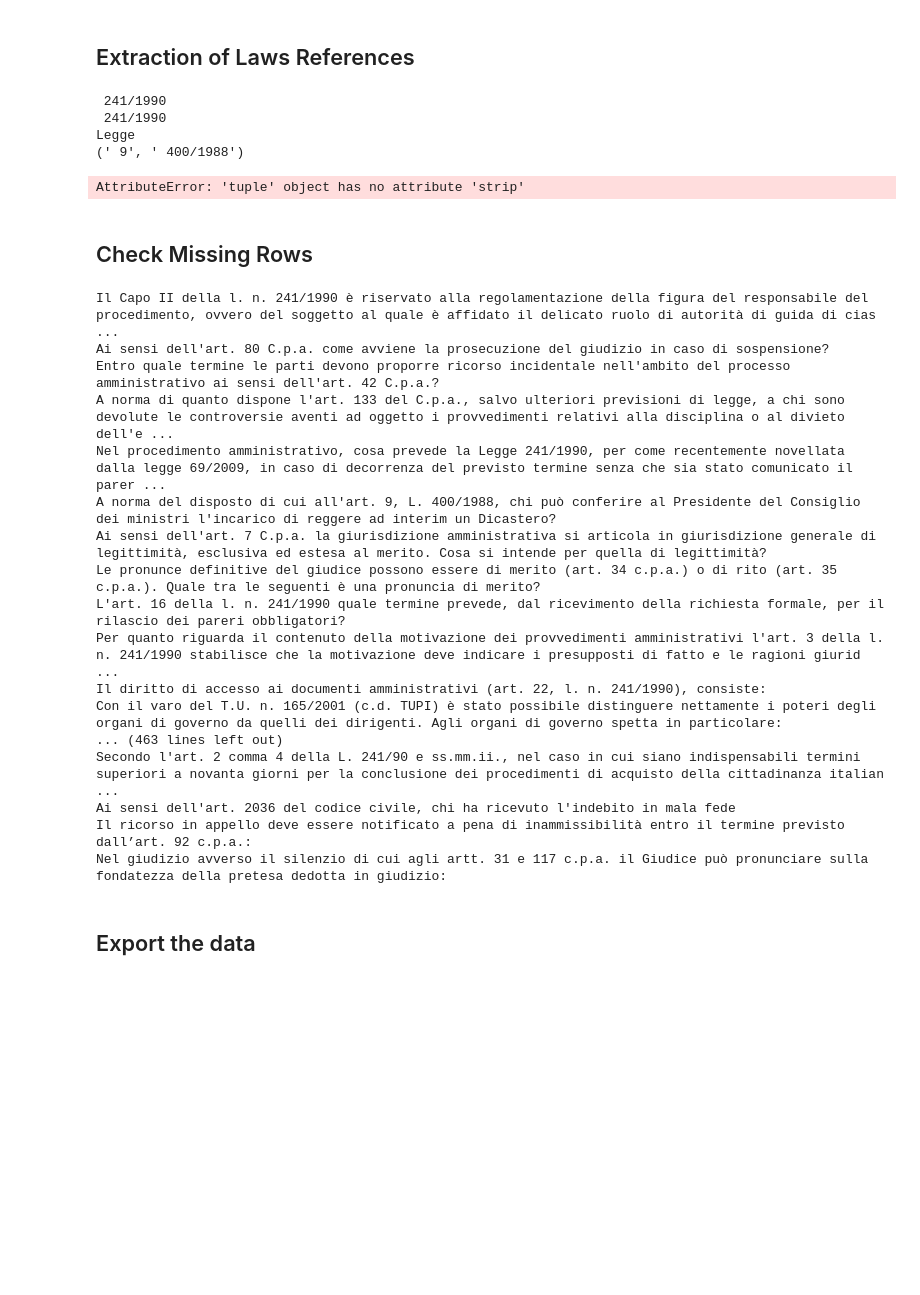
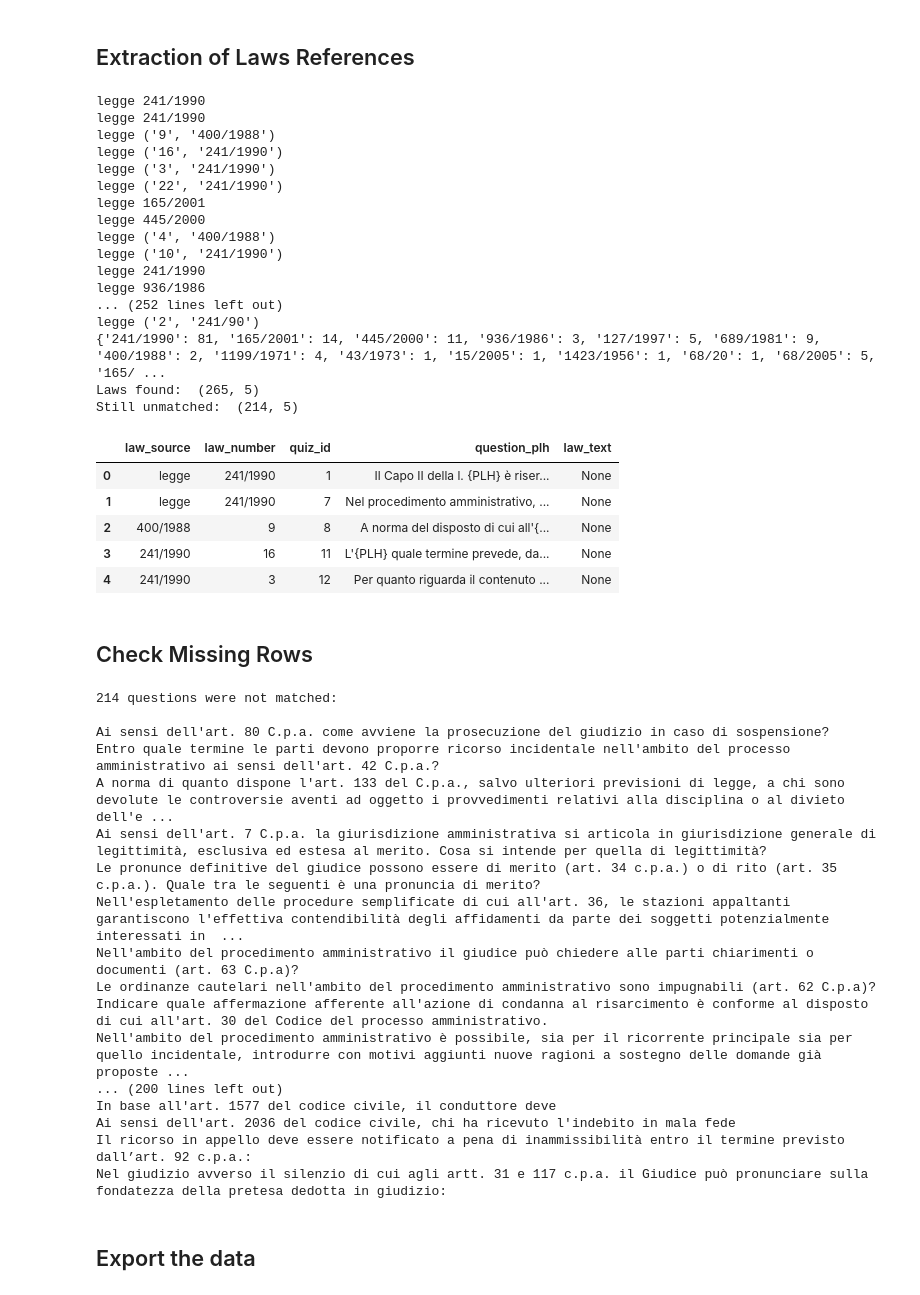
Before and after one commit to IGieckI/Thesis, a Jupyter notebook: Data/References extraction from quiz.ipynb, the cells around one changed output. Drawn from its saved outputs; the diff is of its cells as text; code cells hidden in the pictures; blank space fills up the shorter version.

```diff
--- a/Data/References extraction from quiz.ipynb
+++ b/Data/References extraction from quiz.ipynb
@@ -258,49 +267,68 @@ Still unmatched:  (479, 5)
 # %%
 patterns = [
     r'[Aa]rtt?\.?( \d+).{0,25}[lL]\. ?n\.( \d+\/\d+)',
     r'[Aa]rtt?\.?( \d+).{0,25}[lL]\.( \d+\/\d+)',
     r'n\.( \d+\/\d+)',
     r'[Ll]egge( \d+\/\d+)',
     r'l\.( \d+\/\d+)',
 ]
 
 def custom_match(match):
     article = match.group(1)
     comma = match.group(2)
     return article, comma
 
-df_laws, df_quiz = extract_data(df_quiz, patterns, "Legge")
+df_laws, df_quiz = extract_data(df_quiz, patterns, "legge")
 
 print("Laws found: ", df_laws.shape)
 print("Still unmatched: ", df_quiz.shape)
 df_laws.head()
 # %% [output]
- 241/1990
- 241/1990
-Legge
-(' 9', ' 400/1988')
+legge 241/1990
+legge 241/1990
+legge ('9', '400/1988')
+legge ('16', '241/1990')
+legge ('3', '241/1990')
+legge ('22', '241/1990')
+legge 165/2001
+legge 445/2000
+legge ('4', '400/1988')
+legge ('10', '241/1990')
+legge 241/1990
+legge 936/1986
+... (252 lines left out)
+legge ('2', '241/90')
+{'241/1990': 81, '165/2001': 14, '445/2000': 11, '936/1986': 3, '127/1997': 5, '689/1981': 9, '400/1988': 2, '1199/1971': 4, '43/1973': 1, '15/2005': 1, '1423/1956': 1, '68/20': 1, '68/2005': 5, '165/ ...
+Laws found:  (265, 5)
+Still unmatched:  (214, 5)
-AttributeError: 'tuple' object has no attribute 'strip'
+|  | law_source | law_number | quiz_id | question_plh | law_text |
+| 0 | legge | 241/1990 | 1 | Il Capo II della l. {PLH} è riser... | None |
+| 1 | legge | 241/1990 | 7 | Nel procedimento amministrativo, ... | None |
+| 2 | 400/1988 | 9 | 8 | A norma del disposto di cui all'{... | None |
+| 3 | 241/1990 | 16 | 11 | L'{PLH} quale termine prevede, da... | None |
+| 4 | 241/1990 | 3 | 12 | Per quanto riguarda il contenuto ... | None |
 # %% [markdown]
 ## Check Missing Rows
 # %%
 # Print Question column of elements that were not matched
+print(f"{len(df_quiz)} questions were not matched:\n")
 for i, row in df_quiz.iterrows():
     print(row['question'])
 # %% [output]
-Il Capo II della l. n. 241/1990 è riservato alla regolamentazione della figura del responsabile del procedimento, ovvero del soggetto al quale è affidato il delicato ruolo di autorità di guida di cias ...
+214 questions were not matched:
+
 Ai sensi dell'art. 80 C.p.a. come avviene la prosecuzione del giudizio in caso di sospensione?
 Entro quale termine le parti devono proporre ricorso incidentale nell'ambito del processo amministrativo ai sensi dell'art. 42 C.p.a.?
 A norma di quanto dispone l'art. 133 del C.p.a., salvo ulteriori previsioni di legge, a chi sono devolute le controversie aventi ad oggetto i provvedimenti relativi alla disciplina o al divieto dell'e ...
-Nel procedimento amministrativo, cosa prevede la Legge 241/1990, per come recentemente novellata dalla legge 69/2009, in caso di decorrenza del previsto termine senza che sia stato comunicato il parer ...
-A norma del disposto di cui all'art. 9, L. 400/1988, chi può conferire al Presidente del Consiglio dei ministri l'incarico di reggere ad interim un Dicastero?
 Ai sensi dell'art. 7 C.p.a. la giurisdizione amministrativa si articola in giurisdizione generale di legittimità, esclusiva ed estesa al merito. Cosa si intende per quella di legittimità?
 Le pronunce definitive del giudice possono essere di merito (art. 34 c.p.a.) o di rito (art. 35 c.p.a.). Quale tra le seguenti è una pronuncia di merito?
-L'art. 16 della l. n. 241/1990 quale termine prevede, dal ricevimento della richiesta formale, per il rilascio dei pareri obbligatori?
-Per quanto riguarda il contenuto della motivazione dei provvedimenti amministrativi l'art. 3 della l. n. 241/1990 stabilisce che la motivazione deve indicare i presupposti di fatto e le ragioni giurid ...
-Il diritto di accesso ai documenti amministrativi (art. 22, l. n. 241/1990), consiste:
-Con il varo del T.U. n. 165/2001 (c.d. TUPI) è stato possibile distinguere nettamente i poteri degli organi di governo da quelli dei dirigenti. Agli organi di governo spetta in particolare:
-... (463 lines left out)
-Secondo l'art. 2 comma 4 della L. 241/90 e ss.mm.ii., nel caso in cui siano indispensabili termini superiori a novanta giorni per la conclusione dei procedimenti di acquisto della cittadinanza italian ...
+Nell'espletamento delle procedure semplificate di cui all'art. 36, le stazioni appaltanti garantiscono l'effettiva contendibilità degli affidamenti da parte dei soggetti potenzialmente interessati in  ...
+Nell'ambito del procedimento amministrativo il giudice può chiedere alle parti chiarimenti o documenti (art. 63 C.p.a)?
+Le ordinanze cautelari nell'ambito del procedimento amministrativo sono impugnabili (art. 62 C.p.a)?
+Indicare quale affermazione afferente all'azione di condanna al risarcimento è conforme al disposto di cui all'art. 30 del Codice del processo amministrativo.
+Nell'ambito del procedimento amministrativo è possibile, sia per il ricorrente principale sia per quello incidentale, introdurre con motivi aggiunti nuove ragioni a sostegno delle domande già proposte ...
+... (200 lines left out)
+In base all'art. 1577 del codice civile, il conduttore deve
 Ai sensi dell'art. 2036 del codice civile, chi ha ricevuto l'indebito in mala fede
 Il ricorso in appello deve essere notificato a pena di inammissibilità entro il termine previsto dall’art. 92 c.p.a.:
 Nel giudizio avverso il silenzio di cui agli artt. 31 e 117 c.p.a. il Giudice può pronunciare sulla fondatezza della pretesa dedotta in giudizio:
```
Also changed, not shown: parts of 8 cells of this notebook, 22 other files.
